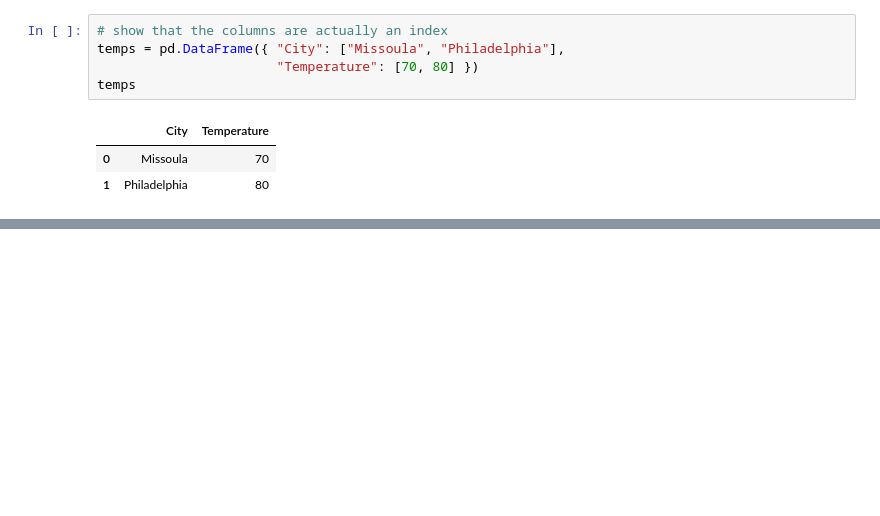
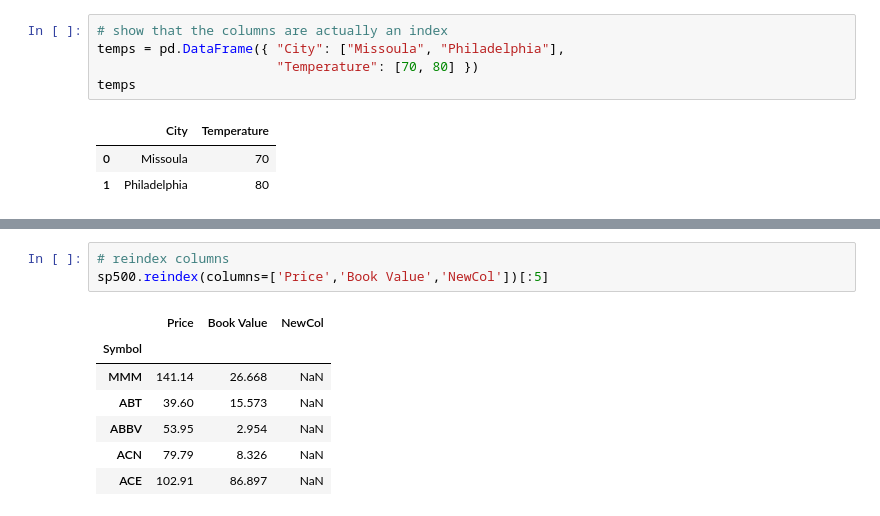
Before and after one commit to minemine0914/ai_learning, a Jupyter notebook: AI_20220325.ipynb, the cells around one changed output, grey strips where cells are left out. Saved outputs shown, nothing was run; the diff lists cells and outputs as text; blank space fills up the shorter version.

```diff
--- a/AI_20220325.ipynb
+++ b/AI_20220325.ipynb
@@ -98,0 +382,11 @@ temps
+# %%
+# reindex columns
+sp500.reindex(columns=['Price','Book Value','NewCol'])[:5]
+# %% [output]
+|  | Price | Book Value | NewCol |
+| Symbol |  |  |  |
+| MMM | 141.14 | 26.668 | NaN |
+| ABT | 39.60 | 15.573 | NaN |
+| ABBV | 53.95 | 2.954 | NaN |
+| ACN | 79.79 | 8.326 | NaN |
+| ACE | 102.91 | 86.897 | NaN |
```
Also changed, not shown: parts of 52 cells of this notebook.
